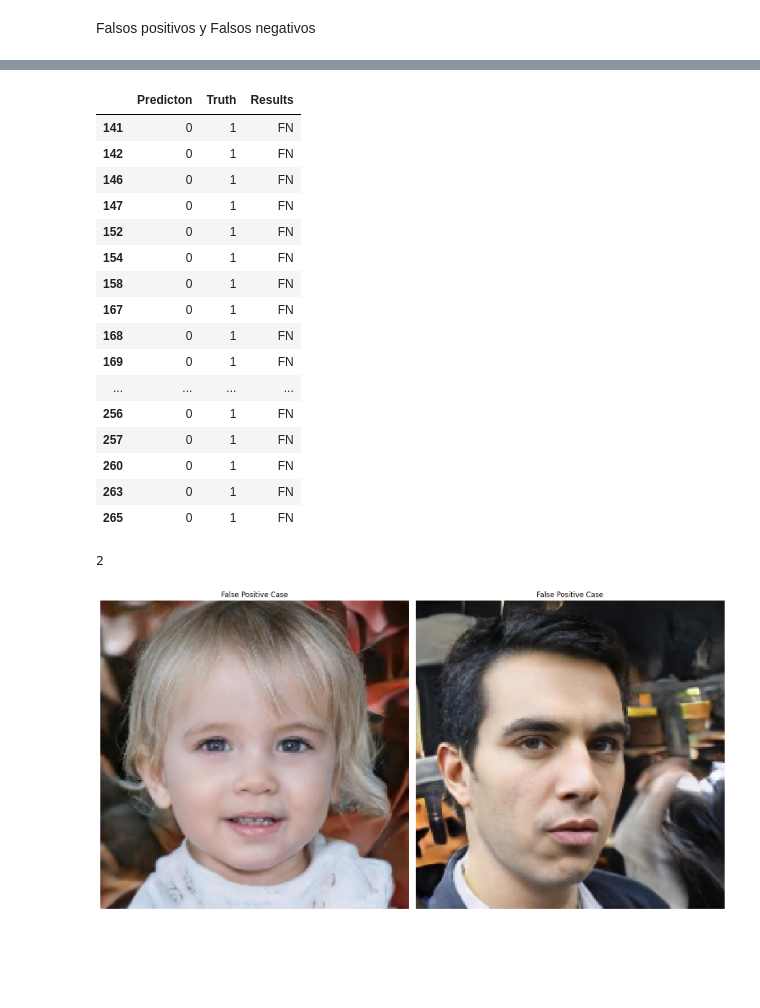
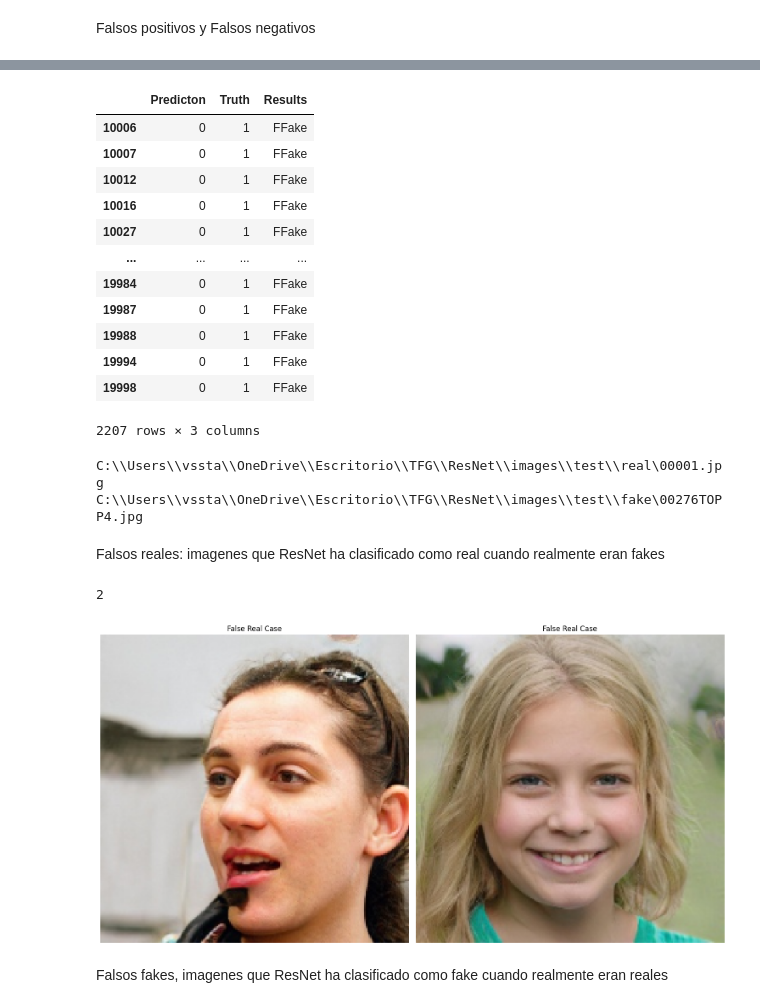
Before and after one commit to 4ndrees/TFG, a Jupyter notebook: ResNet/ResNet.ipynb, the cells around one changed output, grey strips where cells are left out. Saved outputs shown, nothing was run; the diff lists cells and outputs as text; code cells hidden in the pictures; blank space fills up the shorter version.

```diff
--- a/ResNet/ResNet.ipynb
+++ b/ResNet/ResNet.ipynb
@@ -224,3 +220,7 @@ WARNING:absl:Compiled the loaded model, but the compiled metrics have yet to be
+# %%
+MODEL_DATAPATH = os.path.join(MODEL_DATASET, 'real_fake_classification.h5')
+
+loaded_model = load_model(MODEL_DATAPATH)
 # %% [markdown]
 Realizamos las predicciones con los datos de test
 # %%
@@ -313,13 +301,13 @@ confusion = []
 
 for i, j in zip(y_true, y_pred):
   if i == 0 and j == 0:
-    confusion.append('TN')
+    confusion.append('TFake')
   elif i == 1 and j == 1:
-    confusion.append('TP')
+    confusion.append('TReal')
   elif i == 0 and j == 1:
-    confusion.append('FP')
+    confusion.append('FReal')
   else:
-    confusion.append('FN')
+    confusion.append('FFake')
 # %%
 confusion_table = pd.DataFrame(data = confusion, columns = ["Results"])
 confusion_table
@@ -360,5 +348,5 @@ confusion_table
 # %%
-FPs = confusion_table[confusion_table['Results'] == 'FP']
-FPs
+FReals = confusion_table[confusion_table['Results'] == 'FReal']
+FReals
 # %% [output]
 |  | Predicton | Truth | Results |
@@ -381,52 +365,58 @@ FPs
 # %%
-FNs = confusion_table[confusion_table['Results'] == 'FN']
-FNs
+FFakes = confusion_table[confusion_table['Results'] == 'FFake']
+FFakes
 # %% [output]
 |  | Predicton | Truth | Results |
-| 141 | 0 | 1 | FN |
-| 142 | 0 | 1 | FN |
-| 146 | 0 | 1 | FN |
-| 147 | 0 | 1 | FN |
-| 152 | 0 | 1 | FN |
-| 154 | 0 | 1 | FN |
-| 158 | 0 | 1 | FN |
-| 167 | 0 | 1 | FN |
-| 168 | 0 | 1 | FN |
-| 169 | 0 | 1 | FN |
+| 10006 | 0 | 1 | FFake |
+| 10007 | 0 | 1 | FFake |
+| 10012 | 0 | 1 | FFake |
+| 10016 | 0 | 1 | FFake |
+| 10027 | 0 | 1 | FFake |
 | ... | ... | ... | ... |
-| 256 | 0 | 1 | FN |
-| 257 | 0 | 1 | FN |
-| 260 | 0 | 1 | FN |
-| 263 | 0 | 1 | FN |
-| 265 | 0 | 1 | FN |
+| 19984 | 0 | 1 | FFake |
+| 19987 | 0 | 1 | FFake |
+| 19988 | 0 | 1 | FFake |
+| 19994 | 0 | 1 | FFake |
+| 19998 | 0 | 1 | FFake |
+2207 rows × 3 columns
 # %%
-real_test_images = glob.glob(VAL_DATASET + "/real/*.jpg")
-fake_test_images = glob.glob(VAL_DATASET + "/fake/*.jpg")
+real_test_images = glob.glob(TEST_DATASET + "\\\\real\\*.jpg")
+fake_test_images = glob.glob(TEST_DATASET + "\\\\fake\\*.jpg")
+# %%
+print(real_test_images[0])
+print(fake_test_images[0])
+# %% [output]
+C:\\Users\\vssta\\OneDrive\\Escritorio\\TFG\\ResNet\\images\\test\\real\00001.jpg
+C:\\Users\\vssta\\OneDrive\\Escritorio\\TFG\\ResNet\\images\\test\\fake\00276TOPP4.jpg
 # %%
 import random
+# %% [markdown]
+Falsos reales: imagenes que ResNet ha clasificado como real cuando realmente eran fakes
 # %%
 fig, axes = plt.subplots(nrows = 1, ncols = 2, figsize = (15, 10), subplot_kw = {'xticks':[], 'yticks':[]})
 # Creamos una lista para almacenar las imágenes
 images = []
 
-for i, ax in zip(FPs.index, axes.flat):
+for i, ax in zip(FReals.index, axes.flat):
     img = cv2.imread(fake_test_images[i], cv2.COLOR_BGR2RGB)
     img = cv2.resize(img, (220, 220))
     # Agregamos la imagen original
     images.append(img)
-    ax.set_title("False Positive Case")
+    ax.set_title("False Real Case")
 
 print(len(images))
 
 # Mostramos las imágenes con su tamaño
 for i, img in enumerate(images):
     plt.subplot(1, len(images), i+1)
     plt.imshow(cv2.cvtColor(img, cv2.COLOR_BGR2RGB))
     plt.axis('off')
 
 # Ajustamos el diseño de la figura
 plt.tight_layout()
 plt.show()
 # %% [output]
 2
-[figure, old version]
+[figure, new version]
+# %% [markdown]
+Falsos fakes, imagenes que ResNet ha clasificado como fake cuando realmente eran reales
```
Also changed, not shown: parts of 19 cells of this notebook, 6 other files.
